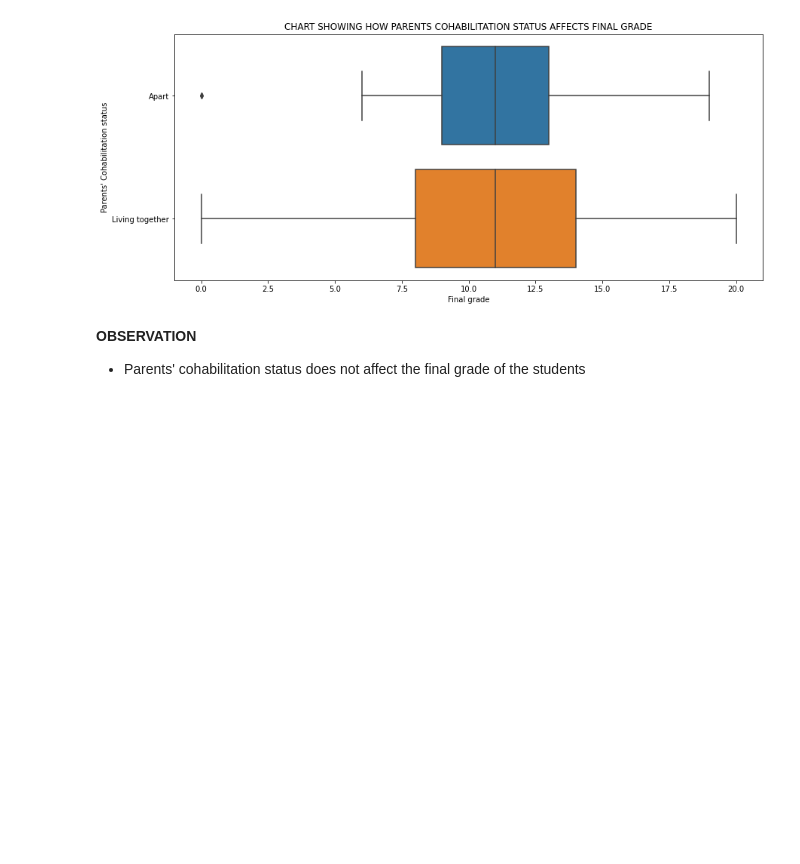
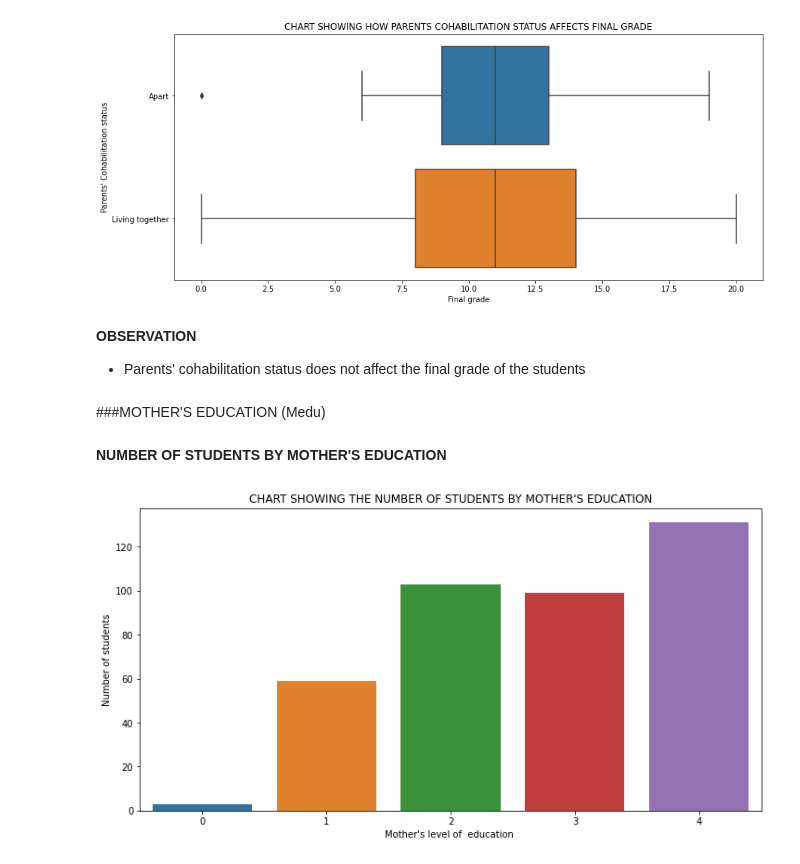
Before and after one commit to devchoplife/Students-grades, a Jupyter notebook: portuguese_students_grade_analysis.ipynb, the cells around one changed output. Drawn from its saved outputs; the diff is of its cells as text; code cells hidden in the pictures; blank space fills up the shorter version.

```diff
--- a/portuguese_students_grade_analysis.ipynb
+++ b/portuguese_students_grade_analysis.ipynb
@@ -348,3 +348,16 @@ plt.show()
 **OBSERVATION**
 
 * Parents' cohabilitation status does not affect the final grade of the students
+# %% [markdown]
+###MOTHER'S EDUCATION (Medu)
+# %% [markdown]
+**NUMBER OF STUDENTS BY MOTHER'S EDUCATION**
+# %%
+plt.figure(figsize = (12, 6))
+sns.countplot('Medu', data = grades)
+plt.title("CHART SHOWING THE NUMBER OF STUDENTS BY MOTHER'S EDUCATION")
+plt.xlabel("Mother's level of  education ")
+plt.ylabel("Number of students")
+plt.show()
+# %% [output]
+[figure, added]
```
Also changed, not shown: parts of 4 cells of this notebook.
